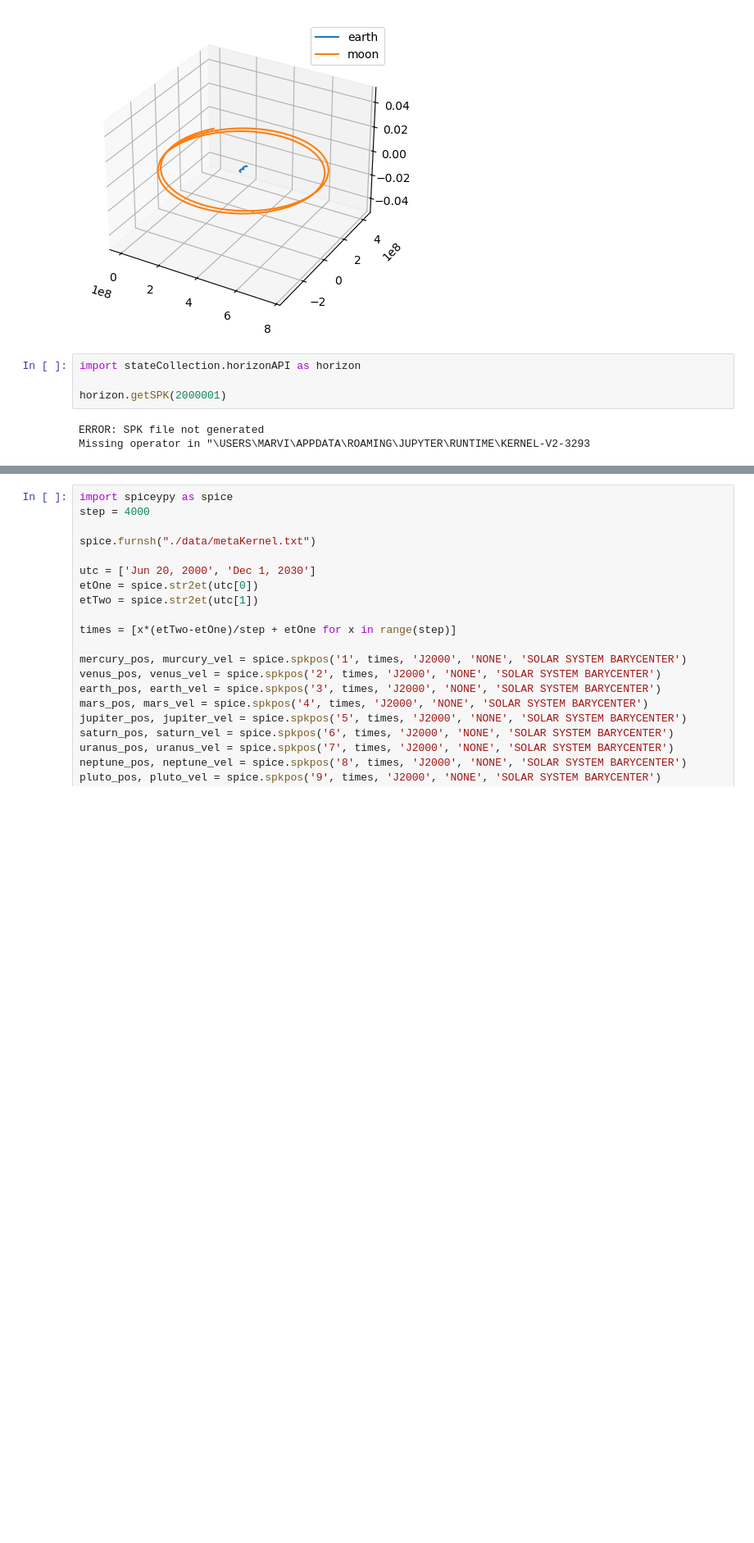
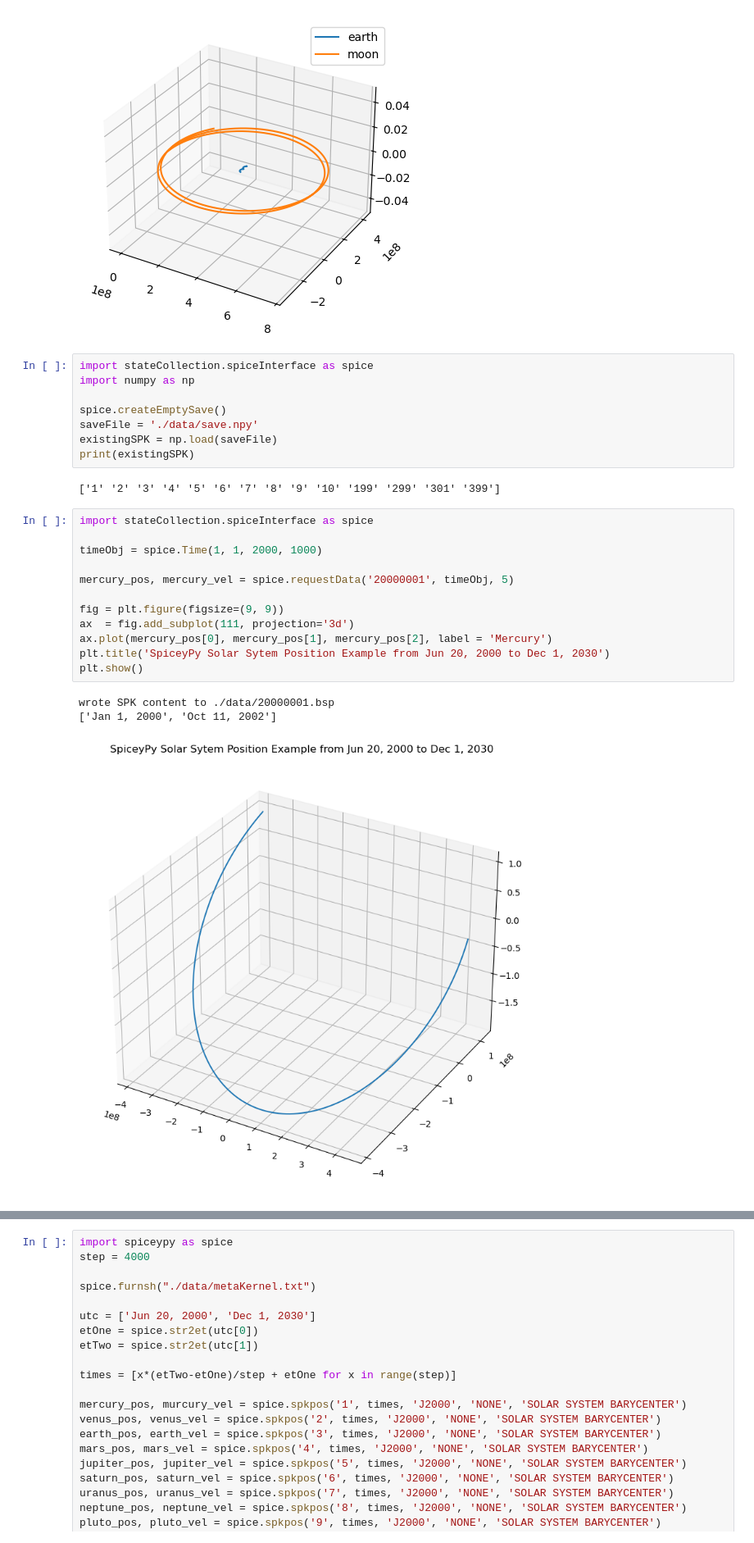
Before and after one commit to marvinlinn/solar-sail-simulations, a Jupyter notebook: sim.ipynb, the cells around one changed output, grey strips where cells are left out. Shown: that part at 82% size. Cells and saved outputs as stored; diff of their text form; blank space fills up the shorter version.

Commit message:
Updated stateCollection functions, now fully functioning. Updated README

```diff
--- a/sim.ipynb
+++ b/sim.ipynb
@@ -114,9 +114,28 @@ utils.plotbodies(np.array([b1, b2]))
 # %% [output]
 [figure]
 # %%
-import stateCollection.horizonAPI as horizon
+import stateCollection.spiceInterface as spice
+import numpy as np
 
-horizon.getSPK(2000001)
+spice.createEmptySave()
+saveFile = './data/save.npy'
+existingSPK = np.load(saveFile)
+print(existingSPK)
 # %% [output]
-ERROR: SPK file not generated
-Missing operator in "\USERS\MARVI\APPDATA\ROAMING\JUPYTER\RUNTIME\KERNEL-V2-3293
+['1' '2' '3' '4' '5' '6' '7' '8' '9' '10' '199' '299' '301' '399']
+# %%
+import stateCollection.spiceInterface as spice
+
+timeObj = spice.Time(1, 1, 2000, 1000)
+
+mercury_pos, mercury_vel = spice.requestData('20000001', timeObj, 5)
+
+fig = plt.figure(figsize=(9, 9))
+ax  = fig.add_subplot(111, projection='3d')
+ax.plot(mercury_pos[0], mercury_pos[1], mercury_pos[2], label = 'Mercury')
+plt.title('SpiceyPy Solar Sytem Position Example from Jun 20, 2000 to Dec 1, 2030')
+plt.show()
+# %% [output]
+wrote SPK content to ./data/20000001.bsp
+['Jan 1, 2000', 'Oct 11, 2002']
+[figure, added]
```
Also changed, not shown: parts of 1 cell of this notebook, 5 other files.
